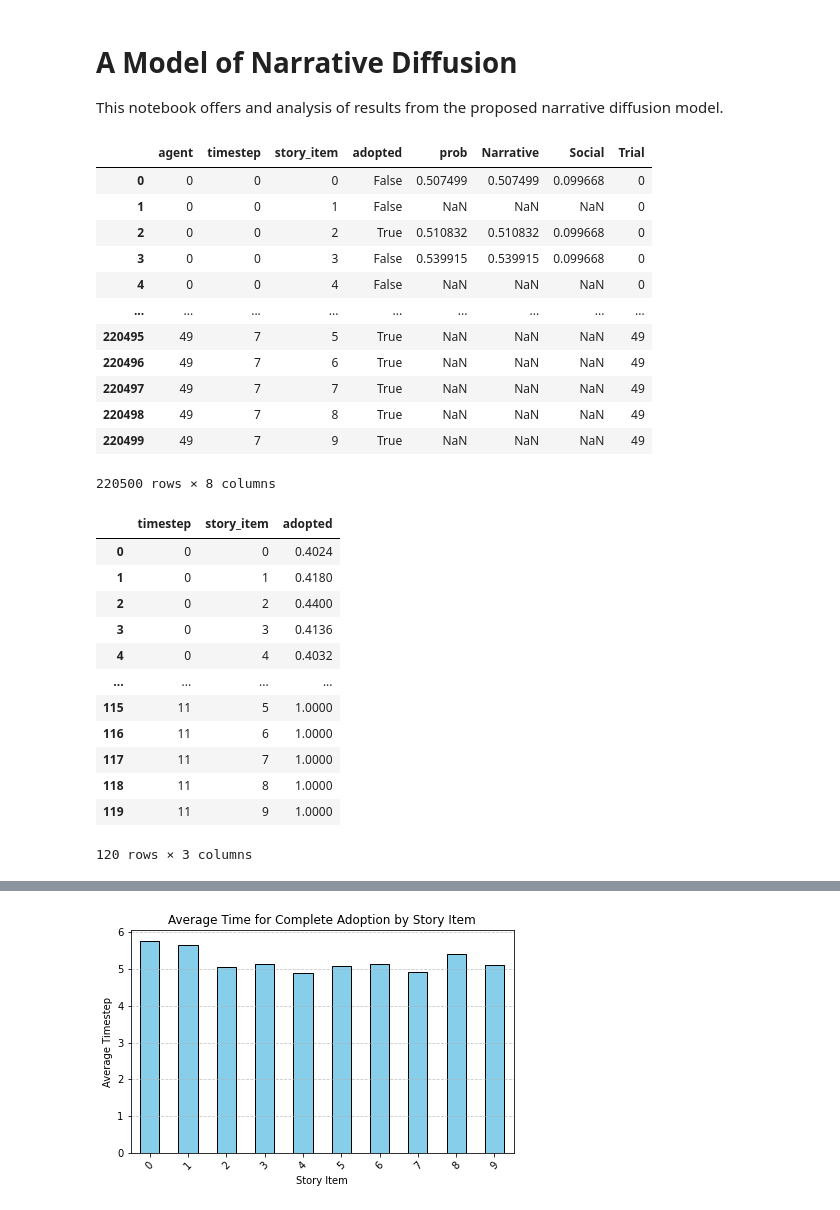
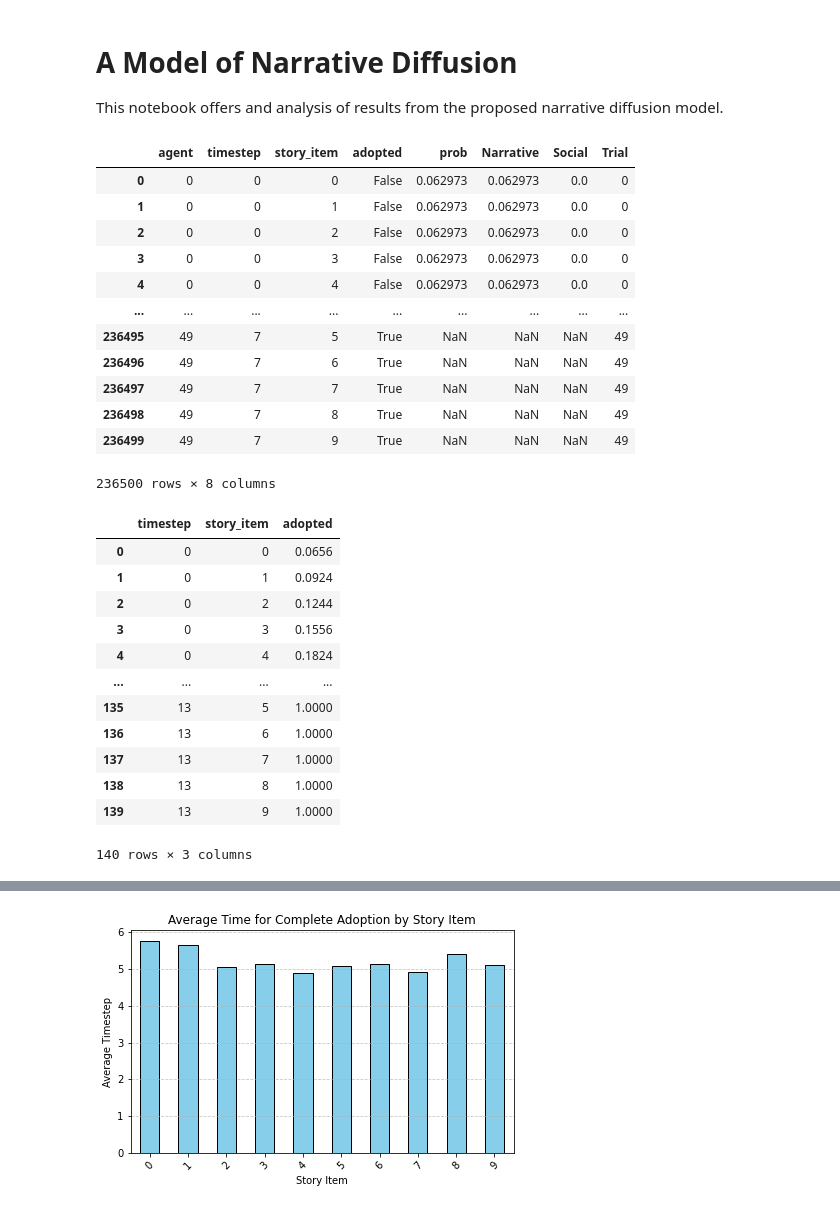
Before and after one commit to c4-lab/NarrativeDiffusion, a Jupyter notebook: analysis/analysis.ipynb, the cells around one changed output, grey strips where cells are left out. Drawn from its saved outputs; the diff is of its cells as text; code cells hidden in the pictures.

```diff
--- a/analysis/analysis.ipynb
+++ b/analysis/analysis.ipynb
@@ -7,22 +7,23 @@ import pandas as pd
 import matplotlib.pyplot as plt
 # %%
 # Load data
-data = pd.read_csv("../data/new_model_large_k_20231012140652/results.csv")
+datapath = "../data/reveal_test_one_20231102150834/"
+data = pd.read_csv(f"{datapath}/results.csv")
 data
 # %% [output]
 |  | agent | timestep | story_item | adopted | prob | Narrative | Social | Trial |
-| 0 | 0 | 0 | 0 | False | 0.507499 | 0.507499 | 0.099668 | 0 |
-| 1 | 0 | 0 | 1 | False | NaN | NaN | NaN | 0 |
-| 2 | 0 | 0 | 2 | True | 0.510832 | 0.510832 | 0.099668 | 0 |
-| 3 | 0 | 0 | 3 | False | 0.539915 | 0.539915 | 0.099668 | 0 |
-| 4 | 0 | 0 | 4 | False | NaN | NaN | NaN | 0 |
+| 0 | 0 | 0 | 0 | False | 0.062973 | 0.062973 | 0.0 | 0 |
+| 1 | 0 | 0 | 1 | False | 0.062973 | 0.062973 | 0.0 | 0 |
+| 2 | 0 | 0 | 2 | False | 0.062973 | 0.062973 | 0.0 | 0 |
+| 3 | 0 | 0 | 3 | False | 0.062973 | 0.062973 | 0.0 | 0 |
+| 4 | 0 | 0 | 4 | False | 0.062973 | 0.062973 | 0.0 | 0 |
 | ... | ... | ... | ... | ... | ... | ... | ... | ... |
-| 220495 | 49 | 7 | 5 | True | NaN | NaN | NaN | 49 |
-| 220496 | 49 | 7 | 6 | True | NaN | NaN | NaN | 49 |
-| 220497 | 49 | 7 | 7 | True | NaN | NaN | NaN | 49 |
-| 220498 | 49 | 7 | 8 | True | NaN | NaN | NaN | 49 |
-| 220499 | 49 | 7 | 9 | True | NaN | NaN | NaN | 49 |
+| 236495 | 49 | 7 | 5 | True | NaN | NaN | NaN | 49 |
+| 236496 | 49 | 7 | 6 | True | NaN | NaN | NaN | 49 |
+| 236497 | 49 | 7 | 7 | True | NaN | NaN | NaN | 49 |
+| 236498 | 49 | 7 | 8 | True | NaN | NaN | NaN | 49 |
+| 236499 | 49 | 7 | 9 | True | NaN | NaN | NaN | 49 |
-220500 rows × 8 columns
+236500 rows × 8 columns
 # %%
 num_agents = len(data.agent.unique())
 num_story_items = len(data.story_item.unique())
@@ -31,18 +32,18 @@ speed = data.groupby(["timestep","story_item"]).adopted.mean().reset_index()
 speed
 # %% [output]
 |  | timestep | story_item | adopted |
-| 0 | 0 | 0 | 0.4024 |
-| 1 | 0 | 1 | 0.4180 |
-| 2 | 0 | 2 | 0.4400 |
-| 3 | 0 | 3 | 0.4136 |
-| 4 | 0 | 4 | 0.4032 |
+| 0 | 0 | 0 | 0.0656 |
+| 1 | 0 | 1 | 0.0924 |
+| 2 | 0 | 2 | 0.1244 |
+| 3 | 0 | 3 | 0.1556 |
+| 4 | 0 | 4 | 0.1824 |
 | ... | ... | ... | ... |
-| 115 | 11 | 5 | 1.0000 |
-| 116 | 11 | 6 | 1.0000 |
-| 117 | 11 | 7 | 1.0000 |
-| 118 | 11 | 8 | 1.0000 |
-| 119 | 11 | 9 | 1.0000 |
+| 135 | 13 | 5 | 1.0000 |
+| 136 | 13 | 6 | 1.0000 |
+| 137 | 13 | 7 | 1.0000 |
+| 138 | 13 | 8 | 1.0000 |
+| 139 | 13 | 9 | 1.0000 |
-120 rows × 3 columns
+140 rows × 3 columns
 # %%
 import matplotlib.pyplot as plt
 for name, group in speed.groupby('story_item'):
```
Also changed, not shown: parts of 2 cells of this notebook.
